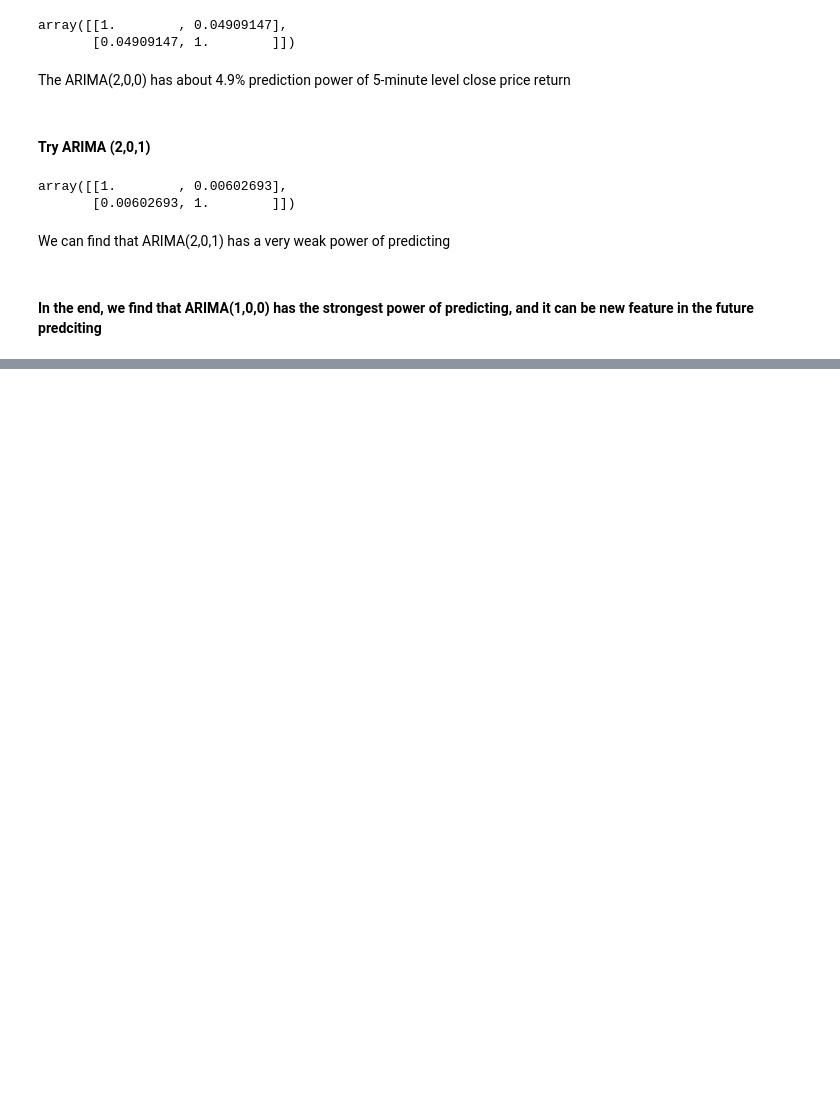
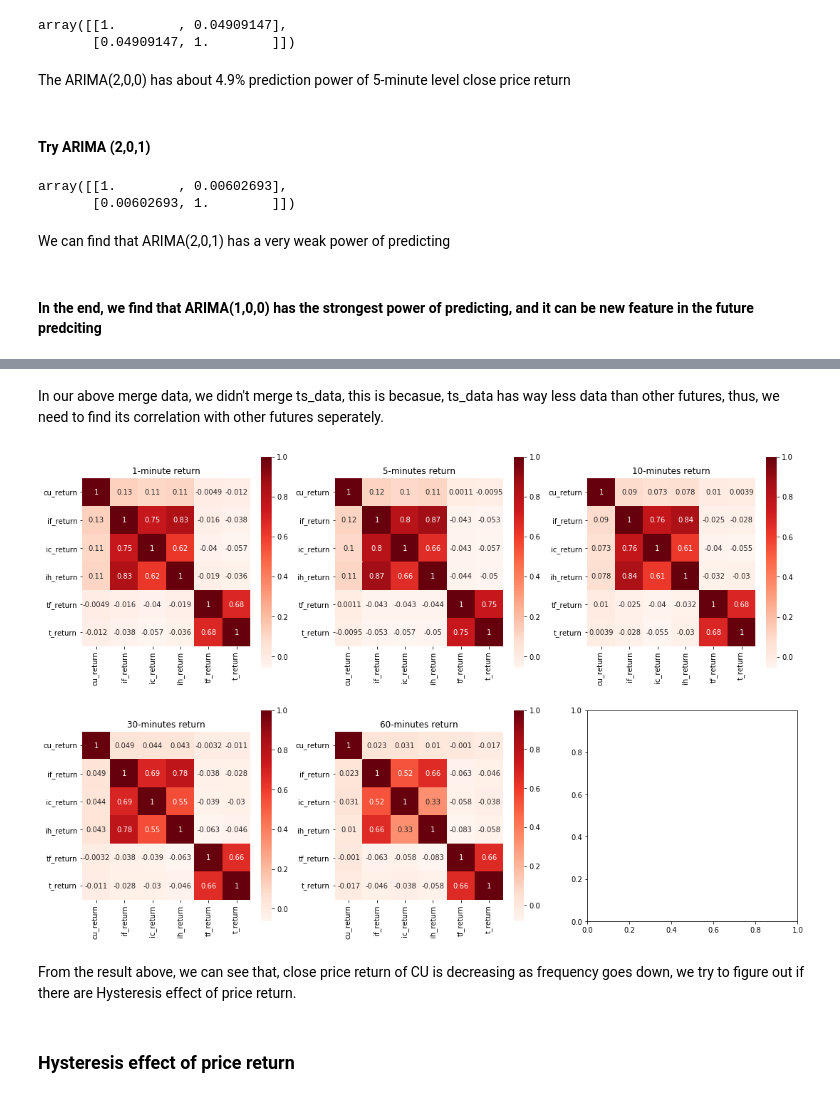
Before and after one commit to TJmask/Cu-Copper---EDA-Chinese-future-Market-, a Jupyter notebook: notebooks/cu9999_EDA_TS.ipynb, the cells around one changed output, grey strips where cells are left out. Cells and saved outputs as stored; diff of their text form; code cells hidden in the pictures; blank space fills up the shorter version.

```diff
--- a/notebooks/cu9999_EDA_TS.ipynb
+++ b/notebooks/cu9999_EDA_TS.ipynb
@@ -849,0 +966,49 @@ We can find that ARIMA(2,0,1) has a very weak power of predicting
+# %% [markdown]
+In our above merge data, we didn't merge ts_data, this is becasue, ts_data has way less data than other futures, thus, we need to find its correlation with other futures seperately.
+# %%
+## 1 minutes frequency
+return_1min = return_merge.resample('1min', how ='mean').dropna()
+## getting the correltation matrix
+return_1min_mat = return_1min.corr()
+
+## 5 minutes frequency
+return_5min = return_merge.resample('5min', how ='mean').dropna()
+## getting the correltation matrix
+return_5min_mat = return_5min.corr()
+
+## 10 minutes frequency
+return_10min = return_merge.resample('10min', how ='mean').dropna()
+## getting the correltation matrix
+return_10min_mat = return_10min.corr()
+
+## 30 minutes frequency
+return_30min = return_merge.resample('30min', how ='mean').dropna()
+## getting the correltation matrix
+return_30min_mat = return_30min.corr()
+
+## 60 minutes frequency
+return_60min = return_merge.resample('60min', how ='mean').dropna()
+## getting the correltation matrix
+return_60min_mat = return_60min.corr()
+# %%
+## heatmap for the those periods
+fig,axes=plt.subplots(nrows=2,ncols=3,figsize=(18,12))
+ax1,ax2,ax3,ax4,ax5,ax6 = axes.ravel()
+
+sns.heatmap(return_1min_mat, annot=True, vmax=1, square=True, cmap='Reds', ax=ax1)
+ax1.set_title('1-minute return')
+sns.heatmap(return_5min_mat, annot=True, vmax=1, square=True, cmap='Reds', ax=ax2)
+ax2.set_title('5-minutes return')
+sns.heatmap(return_10min_mat, annot=True, vmax=1, square=True, cmap='Reds', ax=ax3)
+ax3.set_title('10-minutes return')
+sns.heatmap(return_30min_mat, annot=True, vmax=1, square=True, cmap='Reds', ax=ax4)
+ax4.set_title('30-minutes return')
+sns.heatmap(return_60min_mat, annot=True, vmax=1, square=True, cmap='Reds', ax=ax5)
+ax5.set_title('60-minutes return')
+plt.show()
+# %% [output]
+[figure, added]
+# %% [markdown]
+From the result above, we can see that, close price return of CU is decreasing as frequency goes down, we try to figure out if there are Hysteresis effect of price return.
+# %% [markdown]
+### Hysteresis effect of price return
```
Also changed, not shown: parts of 22 cells of this notebook.
